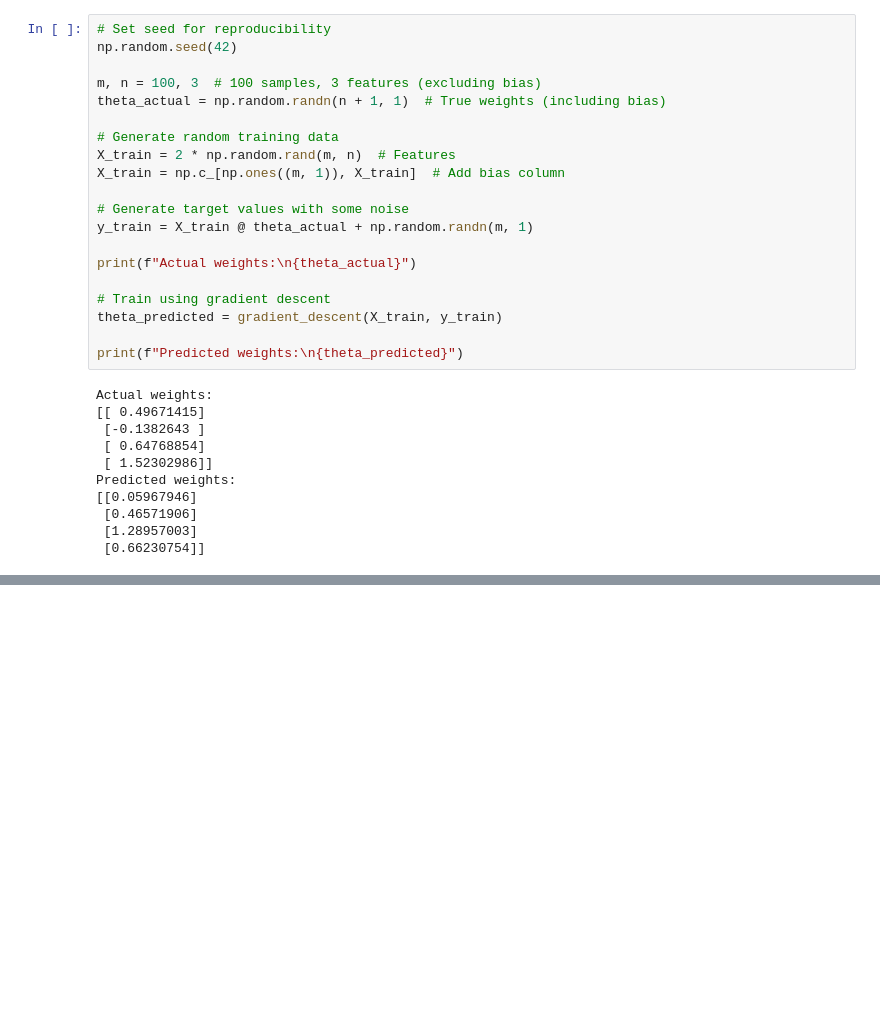
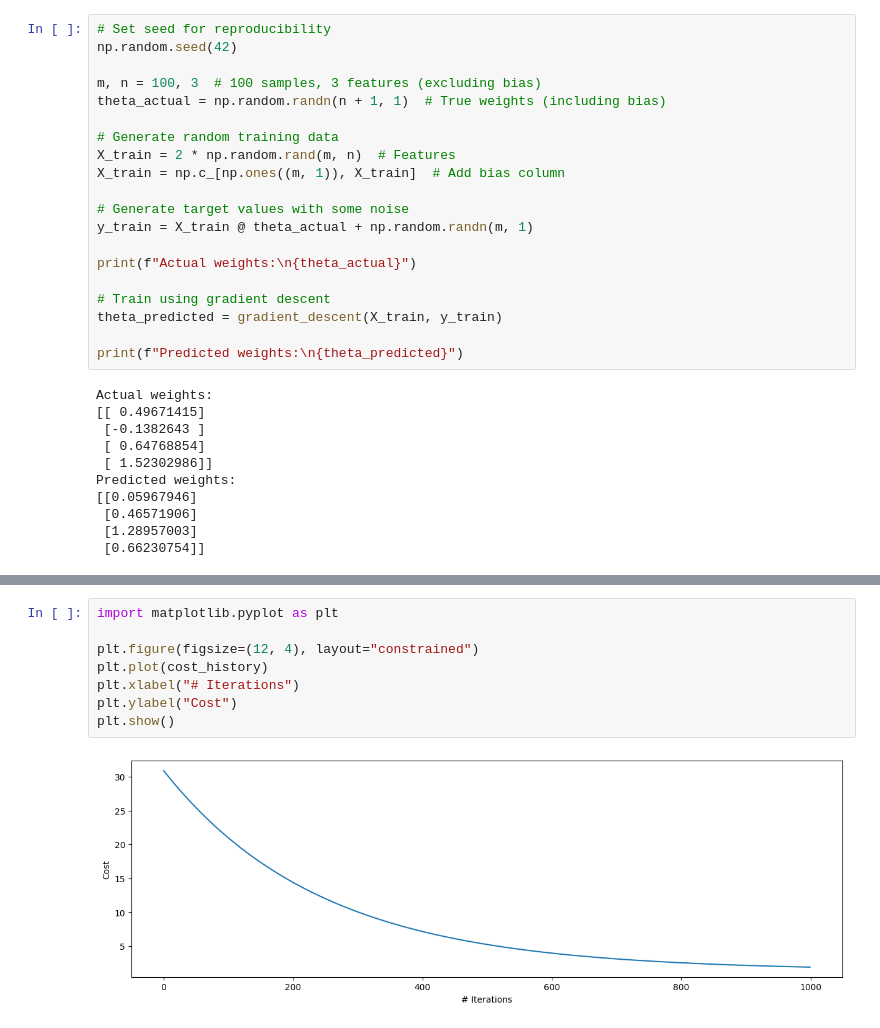
Before and after one commit to AidenHadisi/ml-journey, a Jupyter notebook: 1. Linear Regression.ipynb, the cells around one changed output, grey strips where cells are left out. Saved outputs shown, nothing was run; the diff lists cells and outputs as text; blank space fills up the shorter version.

```diff
--- a/1. Linear Regression.ipynb
+++ b/1. Linear Regression.ipynb
@@ -563,0 +638,10 @@ Predicted weights:
+# %%
+import matplotlib.pyplot as plt
+
+plt.figure(figsize=(12, 4), layout="constrained")
+plt.plot(cost_history)
+plt.xlabel("# Iterations")
+plt.ylabel("Cost")
+plt.show()
+# %% [output]
+[figure, added]
```
Also changed, not shown: parts of 11 cells of this notebook, 1 other file.
